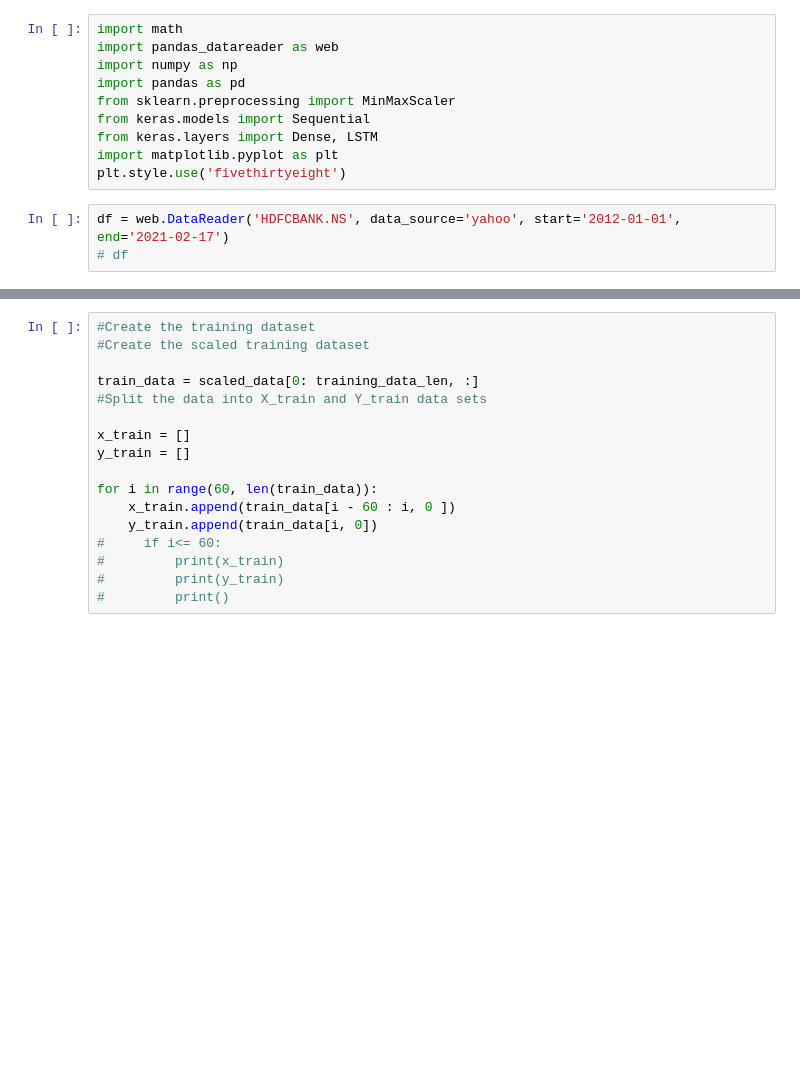
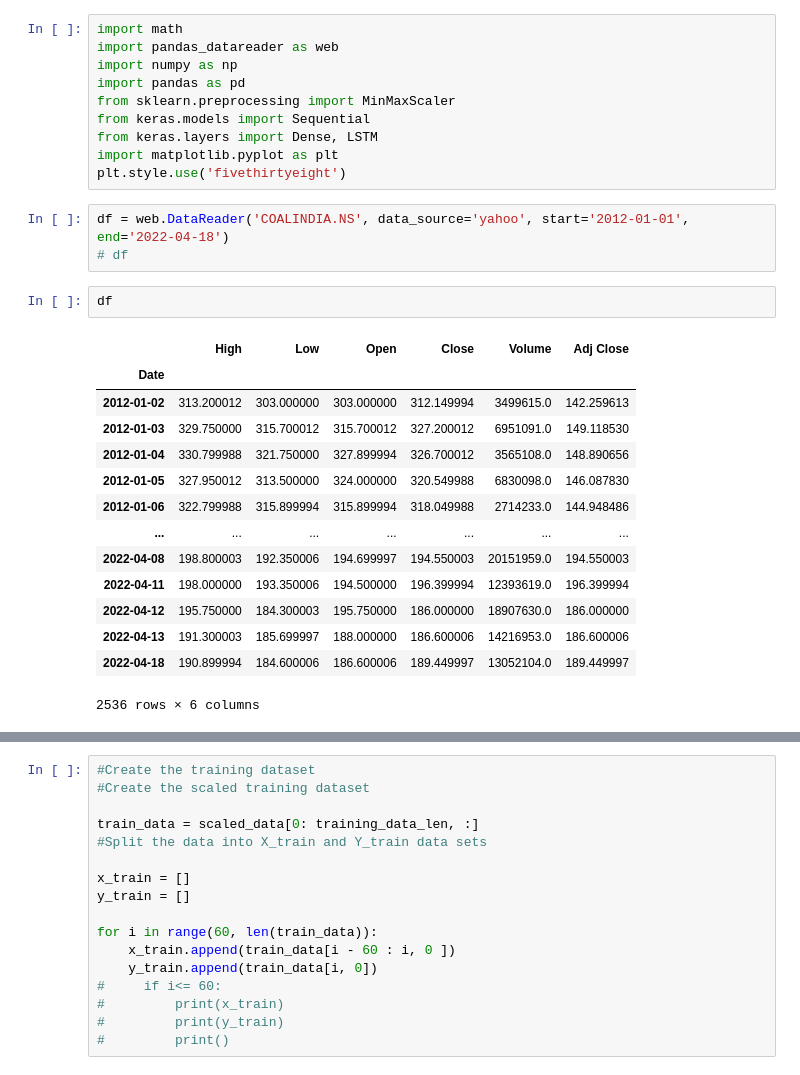
Before and after one commit to Shashank-Karna/Stock_Prediction, a Jupyter notebook: stock_prediction.ipynb, the cells around one changed output, grey strips where cells are left out. Drawn from its saved outputs; the diff is of its cells as text; blank space fills up the shorter version.

```diff
--- a/stock_prediction.ipynb
+++ b/stock_prediction.ipynb
@@ -9,8 +9,25 @@ from keras.layers import Dense, LSTM
 import matplotlib.pyplot as plt
 plt.style.use('fivethirtyeight')
 # %%
-df = web.DataReader('HDFCBANK.NS', data_source='yahoo', start='2012-01-01', end='2021-02-17')
+df = web.DataReader('COALINDIA.NS', data_source='yahoo', start='2012-01-01', end='2022-04-18')
 # df
+# %%
+df
+# %% [output]
+|  | High | Low | Open | Close | Volume | Adj Close |
+| Date |  |  |  |  |  |  |
+| 2012-01-02 | 313.200012 | 303.000000 | 303.000000 | 312.149994 | 3499615.0 | 142.259613 |
+| 2012-01-03 | 329.750000 | 315.700012 | 315.700012 | 327.200012 | 6951091.0 | 149.118530 |
+| 2012-01-04 | 330.799988 | 321.750000 | 327.899994 | 326.700012 | 3565108.0 | 148.890656 |
+| 2012-01-05 | 327.950012 | 313.500000 | 324.000000 | 320.549988 | 6830098.0 | 146.087830 |
+| 2012-01-06 | 322.799988 | 315.899994 | 315.899994 | 318.049988 | 2714233.0 | 144.948486 |
+| ... | ... | ... | ... | ... | ... | ... |
+| 2022-04-08 | 198.800003 | 192.350006 | 194.699997 | 194.550003 | 20151959.0 | 194.550003 |
+| 2022-04-11 | 198.000000 | 193.350006 | 194.500000 | 196.399994 | 12393619.0 | 196.399994 |
+| 2022-04-12 | 195.750000 | 184.300003 | 195.750000 | 186.000000 | 18907630.0 | 186.000000 |
+| 2022-04-13 | 191.300003 | 185.699997 | 188.000000 | 186.600006 | 14216953.0 | 186.600006 |
+| 2022-04-18 | 190.899994 | 184.600006 | 186.600006 | 189.449997 | 13052104.0 | 189.449997 |
+2536 rows × 6 columns
 # %%
 df.shape
 # %% [output]
```
Also changed, not shown: parts of 25 cells of this notebook, 1 other file.
